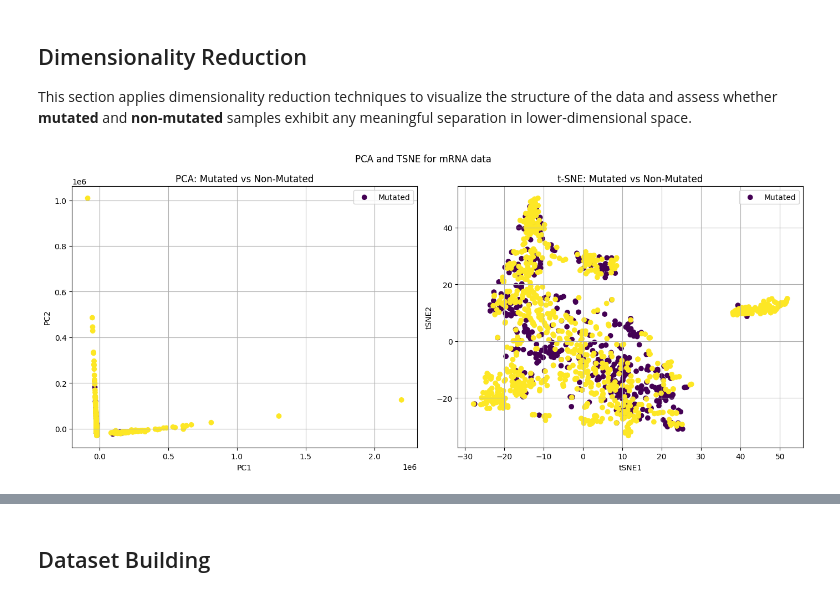
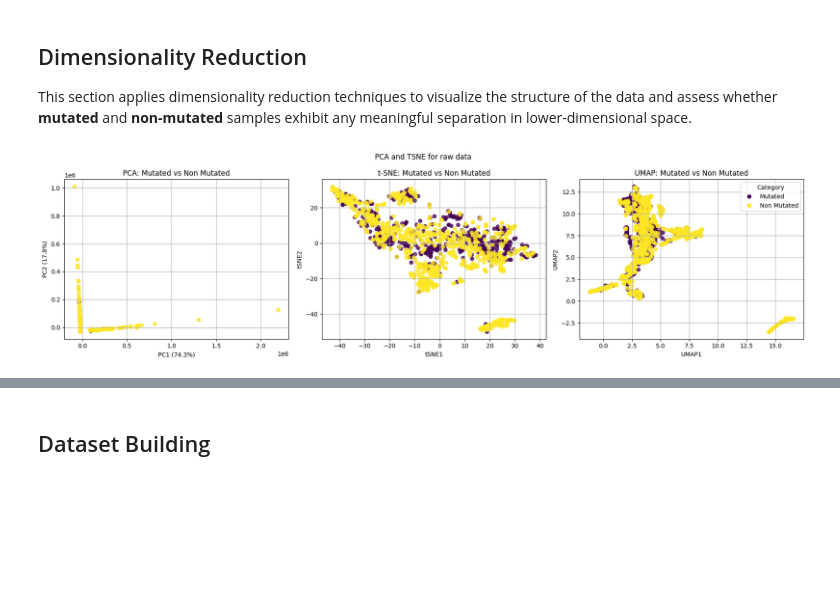
Before and after one commit to MichelangeloNardi/AILAB, a Jupyter notebook: delivery/explore_tcga.ipynb, the cells around one changed output, grey strips where cells are left out. Cells and saved outputs as stored; diff of their text form; code cells hidden in the pictures; blank space fills up the shorter version.

```diff
--- a/delivery/explore_tcga.ipynb
+++ b/delivery/explore_tcga.ipynb
@@ -488,4 +521,13 @@ mRNA_data_all = mRNA[mutated_samples.tolist() + non_mutated_samples.tolist()]
+# %%
+# Order samples by mutation status (mutated first, then non-mutated)
+mRNA_ordered = mRNA[mutated_samples.tolist() + non_mutated_samples.tolist()]
+
+# Apply log1p transformation to handle skewed distribution and reduce impact of extreme values
+mRNA_ordered_log = np.log1p(mRNA_ordered)
+
+# Standardize the log-transformed data to have zero mean and unit variance
+mRNA_scaled = standard(mRNA_ordered_log)
 # %%
-plot_PCA_tsne(mRNA_data_all,mutated_samples,non_mutated_samples,'PCA and TSNE for mRNA data')
+plot_PCA_tsne_umap(mRNA_ordered,mutated_samples,non_mutated_samples,'PCA and TSNE for raw data', categories=['Mutated','Non Mutated'])
 # %% [output]
-[figure, old version]
+[figure, new version]
```
Also changed, not shown: parts of 15 cells of this notebook, 1 other file.
